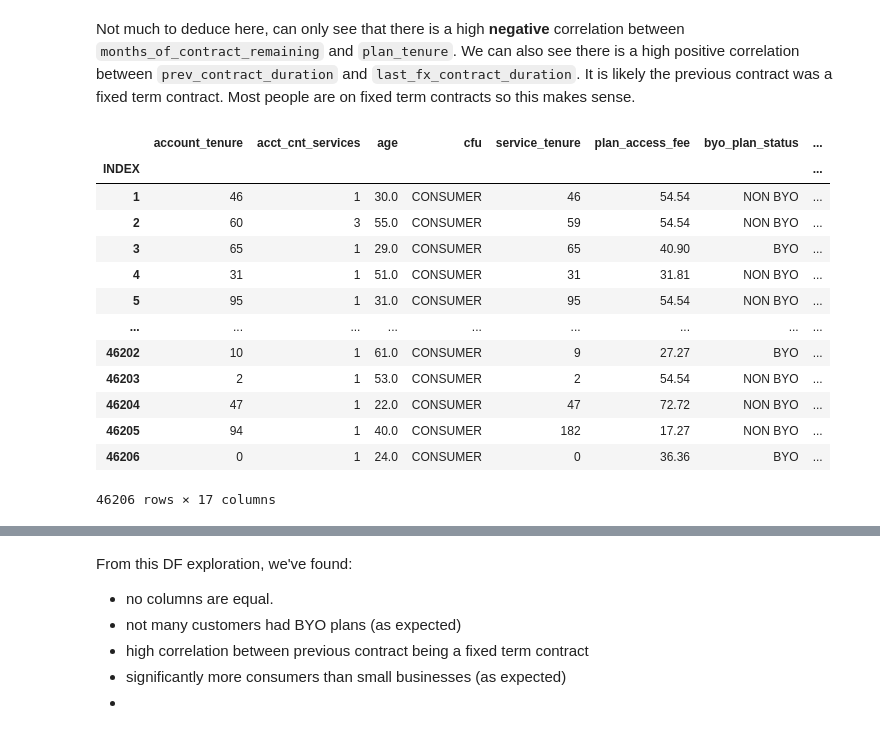
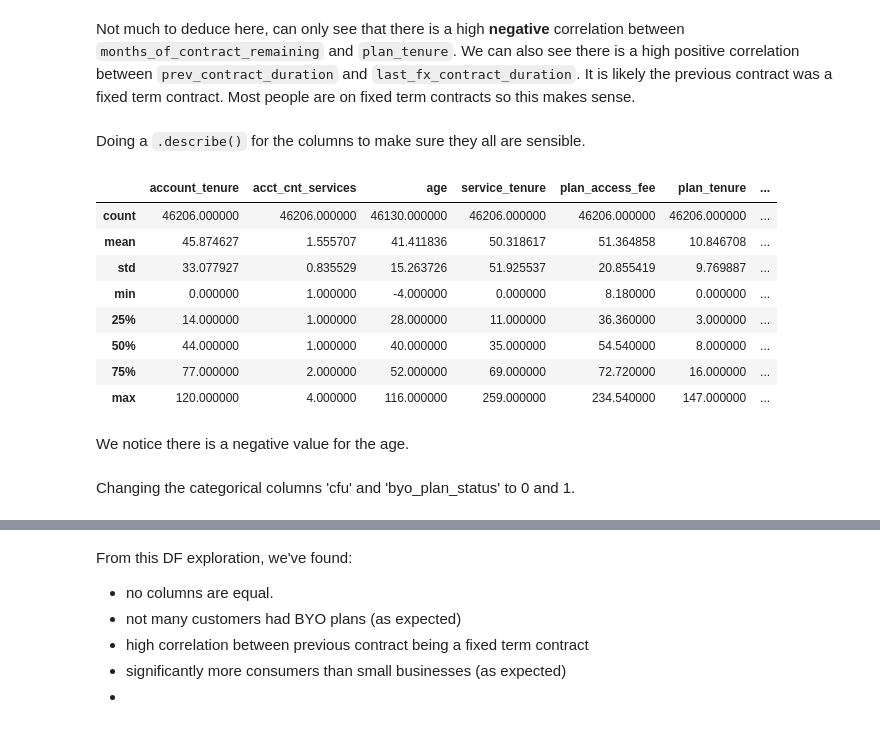
Before and after one commit to MQCOMP2200-S2-2021/Data-Science-Labs, a Jupyter notebook: Portfolio 3 - Christopher Rudolph.ipynb, the cells around one changed output, grey strips where cells are left out. Cells and saved outputs as stored; diff of their text form; code cells hidden in the pictures.

```diff
--- a/Portfolio 3 - Christopher Rudolph.ipynb
+++ b/Portfolio 3 - Christopher Rudolph.ipynb
@@ -367,20 +367,19 @@ sns.heatmap((churn_b.corr().drop(['account_tenure'])), linewidths = 0.5, annot=T
 [figure]
 # %% [markdown]
 Not much to deduce here, can only see that there is a high **negative** correlation between `months_of_contract_remaining` and `plan_tenure`. We can also see there is a high positive correlation between `prev_contract_duration` and `last_fx_contract_duration`. It is likely the previous contract was a fixed term contract. Most people are on fixed term contracts so this makes sense.
+# %% [markdown]
+Doing a `.describe()` for the columns to make sure they all are sensible.
 # %%
-churn
+churn.describe()
 # %% [output]
-|  | account_tenure | acct_cnt_services | age | cfu | service_tenure | plan_access_fee | byo_plan_status | ... |
-| INDEX |  |  |  |  |  |  |  | ... |
-| 1 | 46 | 1 | 30.0 | CONSUMER | 46 | 54.54 | NON BYO | ... |
-| 2 | 60 | 3 | 55.0 | CONSUMER | 59 | 54.54 | NON BYO | ... |
-| 3 | 65 | 1 | 29.0 | CONSUMER | 65 | 40.90 | BYO | ... |
-| 4 | 31 | 1 | 51.0 | CONSUMER | 31 | 31.81 | NON BYO | ... |
-| 5 | 95 | 1 | 31.0 | CONSUMER | 95 | 54.54 | NON BYO | ... |
-| ... | ... | ... | ... | ... | ... | ... | ... | ... |
-| 46202 | 10 | 1 | 61.0 | CONSUMER | 9 | 27.27 | BYO | ... |
-| 46203 | 2 | 1 | 53.0 | CONSUMER | 2 | 54.54 | NON BYO | ... |
-| 46204 | 47 | 1 | 22.0 | CONSUMER | 47 | 72.72 | NON BYO | ... |
-| 46205 | 94 | 1 | 40.0 | CONSUMER | 182 | 17.27 | NON BYO | ... |
-| 46206 | 0 | 1 | 24.0 | CONSUMER | 0 | 36.36 | BYO | ... |
+|  | account_tenure | acct_cnt_services | age | service_tenure | plan_access_fee | plan_tenure | ... |
+| count | 46206.000000 | 46206.000000 | 46130.000000 | 46206.000000 | 46206.000000 | 46206.000000 | ... |
+| mean | 45.874627 | 1.555707 | 41.411836 | 50.318617 | 51.364858 | 10.846708 | ... |
+| std | 33.077927 | 0.835529 | 15.263726 | 51.925537 | 20.855419 | 9.769887 | ... |
+| min | 0.000000 | 1.000000 | -4.000000 | 0.000000 | 8.180000 | 0.000000 | ... |
+| 25% | 14.000000 | 1.000000 | 28.000000 | 11.000000 | 36.360000 | 3.000000 | ... |
+| 50% | 44.000000 | 1.000000 | 40.000000 | 35.000000 | 54.540000 | 8.000000 | ... |
+| 75% | 77.000000 | 2.000000 | 52.000000 | 69.000000 | 72.720000 | 16.000000 | ... |
+| max | 120.000000 | 4.000000 | 116.000000 | 259.000000 | 234.540000 | 147.000000 | ... |
-46206 rows × 17 columns
+# %% [markdown]
+We notice there is a negative value for the age.
@@ -386,0 +390,2 @@ churn
+# %% [markdown]
+Changing the categorical columns 'cfu' and 'byo_plan_status' to 0 and 1.
```
Also changed, not shown: parts of 89 cells of this notebook.
